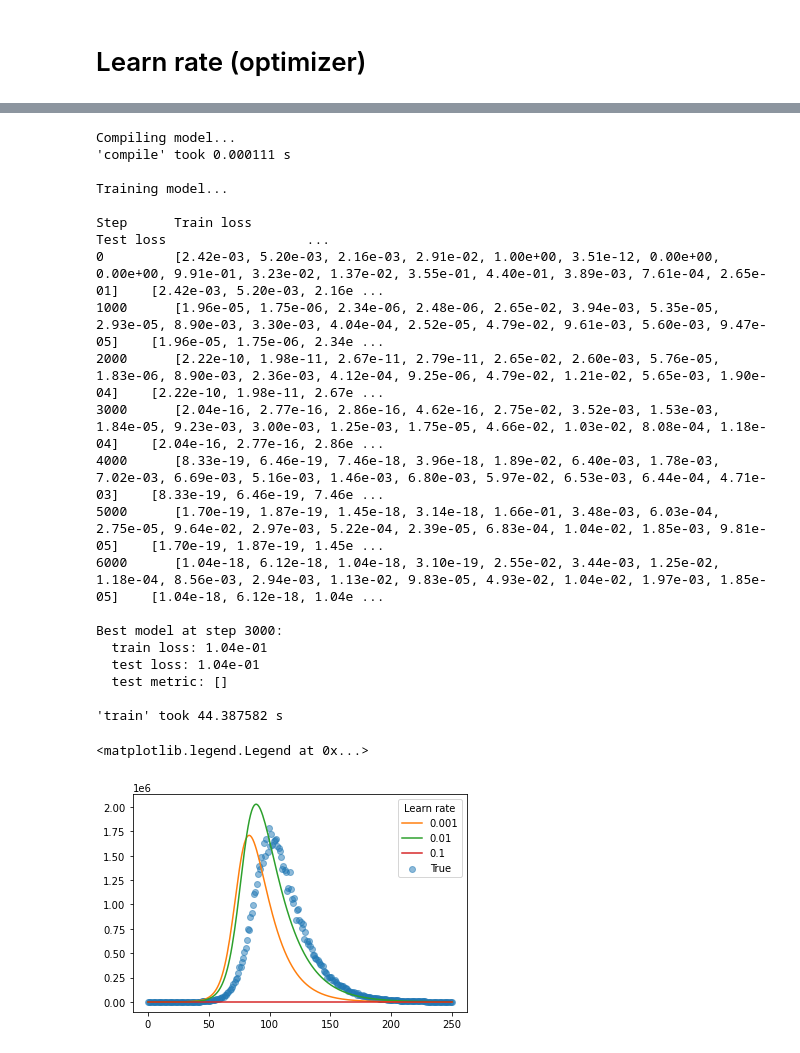
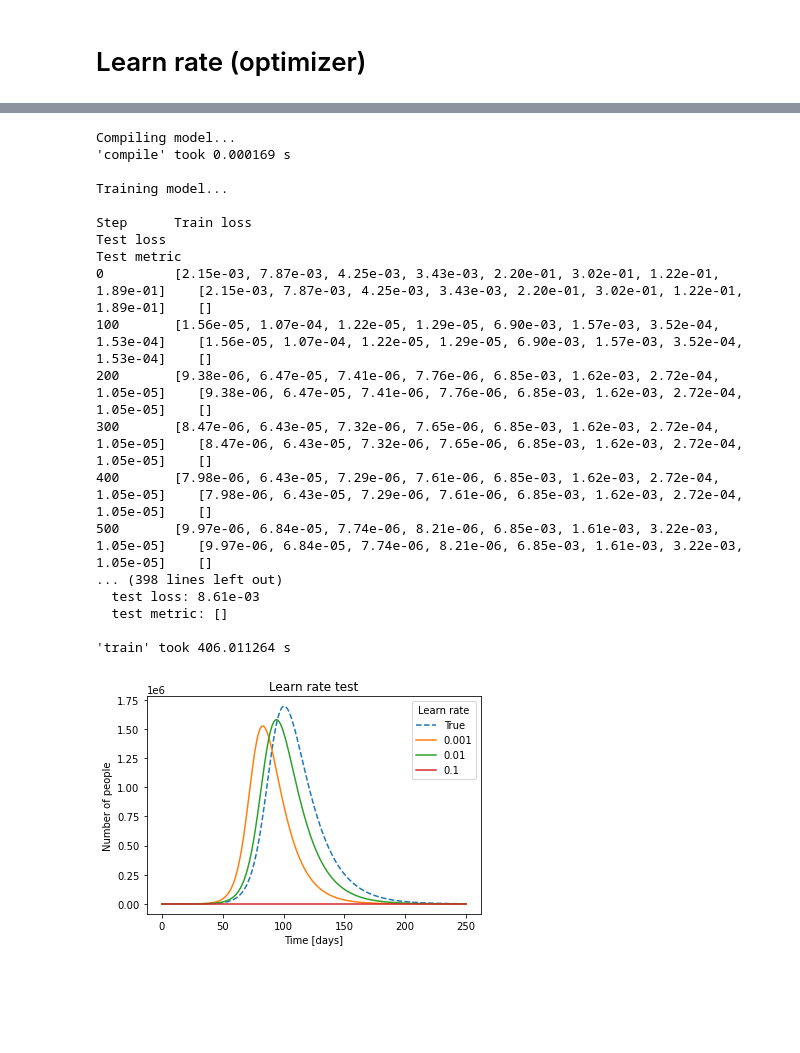
Before and after one commit to Jhammerh92/Deep_Learning_Project_PINN, a Jupyter notebook: DINN_implementation/Hyperparameters.ipynb, the cells around one changed output, grey strips where cells are left out. Saved outputs shown, nothing was run; the diff lists cells and outputs as text; code cells hidden in the pictures; blank space fills up the shorter version.

```diff
--- a/DINN_implementation/Hyperparameters.ipynb
+++ b/DINN_implementation/Hyperparameters.ipynb
@@ -449,10 +407,17 @@ ax.legend(title='Number layers')
 # %% [markdown]
 # Learn rate (optimizer)
 # %%
-iterations=6000
+iterations=40000
+print_every=100
 # %%
-model_0001l = SIRD_deepxde_net(t, wsol)
 lr=0.001
-model_0001l.run_all(t_synth, wsol_synth, solver, lr=lr, iterations=iterations)
+
+model_0001l = SIRD_deepxde_net(t, wsol, init_num_people=solver.init_num_people, model_name='hp_lr0001')
+model_0001l.init_model(print_every=print_every, lr=lr)
+model_0001l.train_model(iterations=iterations, print_every=print_every)
+alpha_nn, beta_nn, gamma_nn = model_0001l.get_best_params()
+t_nn_param, wsol_nn_param, N_nn_param = solver.solve_SIRD(alpha_nn, beta_nn, gamma_nn)
+model_0001l.set_synthetic_data(t_synth, wsol_synth)
+model_0001l.set_nn_synthetic_data(t_nn_param, wsol_nn_param)
 # %% [output]
 Compiling model...
@@ -478,6 +440,12 @@ Best model at step 6000:
 # %%
-model_001l = SIRD_deepxde_net(t, wsol)
 lr=0.01
-model_001l.run_all(t_synth, wsol_synth, solver, lr=lr, iterations=iterations)
+
+model_001l = SIRD_deepxde_net(t, wsol, init_num_people=solver.init_num_people, model_name='hp_lr001')
+model_001l.init_model(print_every=print_every, lr=lr)
+model_001l.train_model(iterations=iterations, print_every=print_every)
+alpha_nn, beta_nn, gamma_nn = model_001l.get_best_params()
+t_nn_param, wsol_nn_param, N_nn_param = solver.solve_SIRD(alpha_nn, beta_nn, gamma_nn)
+model_001l.set_synthetic_data(t_synth, wsol_synth)
+model_001l.set_nn_synthetic_data(t_nn_param, wsol_nn_param)
 # %% [output]
 Compiling model...
@@ -503,42 +468,48 @@ Best model at step 5000:
 # %%
-model_01l = SIRD_deepxde_net(t, wsol)
 lr=0.1
-model_01l.run_all(t_synth, wsol_synth, solver, lr=lr, iterations=iterations)
+
+model_01l = SIRD_deepxde_net(t, wsol, init_num_people=solver.init_num_people, model_name='hp_lr01')
+model_01l.init_model(print_every=print_every, lr=lr)
+model_01l.train_model(iterations=iterations, print_every=print_every)
+alpha_nn, beta_nn, gamma_nn = model_01l.get_best_params()
+t_nn_param, wsol_nn_param, N_nn_param = solver.solve_SIRD(alpha_nn, beta_nn, gamma_nn)
+model_01l.set_synthetic_data(t_synth, wsol_synth)
+model_01l.set_nn_synthetic_data(t_nn_param, wsol_nn_param)
 # %% [output]
 Compiling model...
-'compile' took 0.000111 s
+'compile' took 0.000169 s
 
 Training model...
 
-Step      Train loss                                                                                                                                                          Test loss                  ...
-0         [2.42e-03, 5.20e-03, 2.16e-03, 2.91e-02, 1.00e+00, 3.51e-12, 0.00e+00, 0.00e+00, 9.91e-01, 3.23e-02, 1.37e-02, 3.55e-01, 4.40e-01, 3.89e-03, 7.61e-04, 2.65e-01]    [2.42e-03, 5.20e-03, 2.16e ...
-1000      [1.96e-05, 1.75e-06, 2.34e-06, 2.48e-06, 2.65e-02, 3.94e-03, 5.35e-05, 2.93e-05, 8.90e-03, 3.30e-03, 4.04e-04, 2.52e-05, 4.79e-02, 9.61e-03, 5.60e-03, 9.47e-05]    [1.96e-05, 1.75e-06, 2.34e ...
-2000      [2.22e-10, 1.98e-11, 2.67e-11, 2.79e-11, 2.65e-02, 2.60e-03, 5.76e-05, 1.83e-06, 8.90e-03, 2.36e-03, 4.12e-04, 9.25e-06, 4.79e-02, 1.21e-02, 5.65e-03, 1.90e-04]    [2.22e-10, 1.98e-11, 2.67e ...
-3000      [2.04e-16, 2.77e-16, 2.86e-16, 4.62e-16, 2.75e-02, 3.52e-03, 1.53e-03, 1.84e-05, 9.23e-03, 3.00e-03, 1.25e-03, 1.75e-05, 4.66e-02, 1.03e-02, 8.08e-04, 1.18e-04]    [2.04e-16, 2.77e-16, 2.86e ...
-4000      [8.33e-19, 6.46e-19, 7.46e-18, 3.96e-18, 1.89e-02, 6.40e-03, 1.78e-03, 7.02e-03, 6.69e-03, 5.16e-03, 1.46e-03, 6.80e-03, 5.97e-02, 6.53e-03, 6.44e-04, 4.71e-03]    [8.33e-19, 6.46e-19, 7.46e ...
-5000      [1.70e-19, 1.87e-19, 1.45e-18, 3.14e-18, 1.66e-01, 3.48e-03, 6.03e-04, 2.75e-05, 9.64e-02, 2.97e-03, 5.22e-04, 2.39e-05, 6.83e-04, 1.04e-02, 1.85e-03, 9.81e-05]    [1.70e-19, 1.87e-19, 1.45e ...
-6000      [1.04e-18, 6.12e-18, 1.04e-18, 3.10e-19, 2.55e-02, 3.44e-03, 1.25e-02, 1.18e-04, 8.56e-03, 2.94e-03, 1.13e-02, 9.83e-05, 4.93e-02, 1.04e-02, 1.97e-03, 1.85e-05]    [1.04e-18, 6.12e-18, 1.04e ...
-
-Best model at step 3000:
-  train loss: 1.04e-01
-  test loss: 1.04e-01
+Step      Train loss                                                                          Test loss                                                                           Test metric
+0         [2.15e-03, 7.87e-03, 4.25e-03, 3.43e-03, 2.20e-01, 3.02e-01, 1.22e-01, 1.89e-01]    [2.15e-03, 7.87e-03, 4.25e-03, 3.43e-03, 2.20e-01, 3.02e-01, 1.22e-01, 1.89e-01]    []
+100       [1.56e-05, 1.07e-04, 1.22e-05, 1.29e-05, 6.90e-03, 1.57e-03, 3.52e-04, 1.53e-04]    [1.56e-05, 1.07e-04, 1.22e-05, 1.29e-05, 6.90e-03, 1.57e-03, 3.52e-04, 1.53e-04]    []
+200       [9.38e-06, 6.47e-05, 7.41e-06, 7.76e-06, 6.85e-03, 1.62e-03, 2.72e-04, 1.05e-05]    [9.38e-06, 6.47e-05, 7.41e-06, 7.76e-06, 6.85e-03, 1.62e-03, 2.72e-04, 1.05e-05]    []
+300       [8.47e-06, 6.43e-05, 7.32e-06, 7.65e-06, 6.85e-03, 1.62e-03, 2.72e-04, 1.05e-05]    [8.47e-06, 6.43e-05, 7.32e-06, 7.65e-06, 6.85e-03, 1.62e-03, 2.72e-04, 1.05e-05]    []
+400       [7.98e-06, 6.43e-05, 7.29e-06, 7.61e-06, 6.85e-03, 1.62e-03, 2.72e-04, 1.05e-05]    [7.98e-06, 6.43e-05, 7.29e-06, 7.61e-06, 6.85e-03, 1.62e-03, 2.72e-04, 1.05e-05]    []
+500       [9.97e-06, 6.84e-05, 7.74e-06, 8.21e-06, 6.85e-03, 1.61e-03, 3.22e-03, 1.05e-05]    [9.97e-06, 6.84e-05, 7.74e-06, 8.21e-06, 6.85e-03, 1.61e-03, 3.22e-03, 1.05e-05]    []
+... (398 lines left out)
+  test loss: 8.61e-03
   test metric: []
 
-'train' took 44.387582 s
+'train' took 406.011264 s
 # %%
 values_to_plot = ['I']
 plot_model = Plot(model, values_to_plot=values_to_plot)
 plot_model_0001l = Plot(model_0001l, values_to_plot=values_to_plot)
 plot_model_001l = Plot(model_001l, values_to_plot=values_to_plot)
 plot_model_01l = Plot(model_01l, values_to_plot=values_to_plot)
 
 fig, ax = plt.subplots()
-line = ax.scatter(plot_model.model.t_nn_synth, plot_model.model.wsol_synth[:,1], color=plot_model.colors[0], label='True',alpha=0.5)
+line = ax.plot(t_true, wsol_true[:,1], color=plot_model.colors[0], label='True',linestyle='--')
 line = ax.plot(plot_model_0001l.model.t_synth, plot_model_0001l.model.wsol_nn_synth[:,1], color=plot_model_0001l.colors[1], label='0.001')
 line = ax.plot(plot_model_001l.model.t_synth, plot_model_001l.model.wsol_nn_synth[:,1], color=plot_model_001l.colors[2], label='0.01')
 line = ax.plot(plot_model_01l.model.t_synth, plot_model_01l.model.wsol_nn_synth[:,1], color=plot_model_01l.colors[3], label='0.1')
 
 ax.legend(title='Learn rate')
+ax.set_title('Learn rate test')
+ax.set_xlabel('Time [days]')
+ax.set_ylabel('Number of people')
+plt.savefig('activation_lr')
 # %% [output]
-<matplotlib.legend.Legend at 0x...>
-[figure, old version]
+[figure, new version]
```
Also changed, not shown: parts of 24 cells of this notebook, 16 other files.
